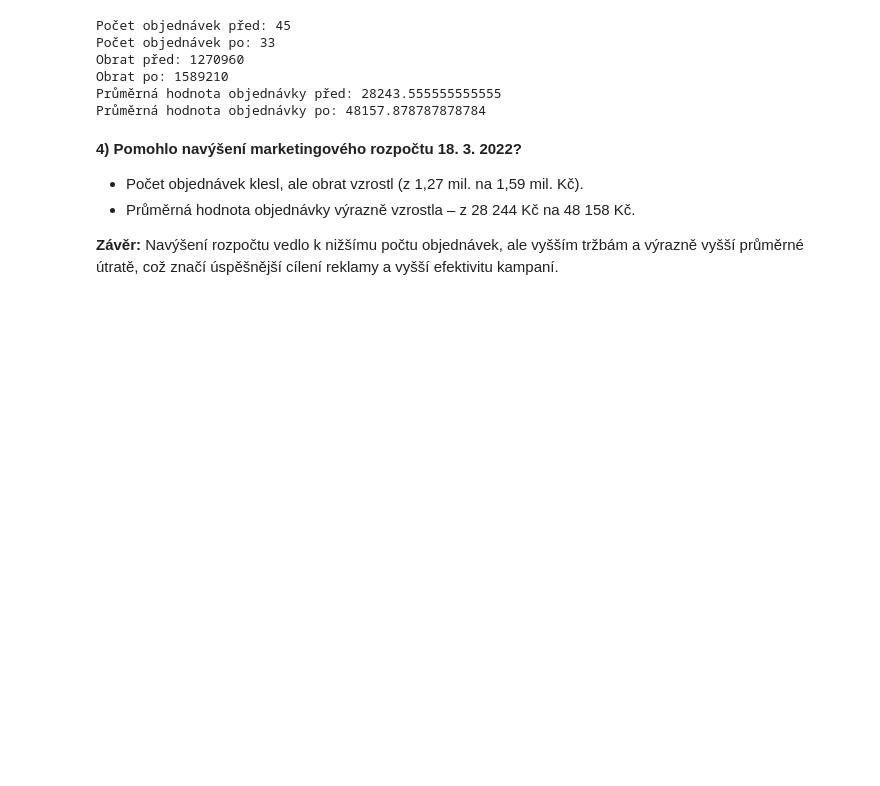
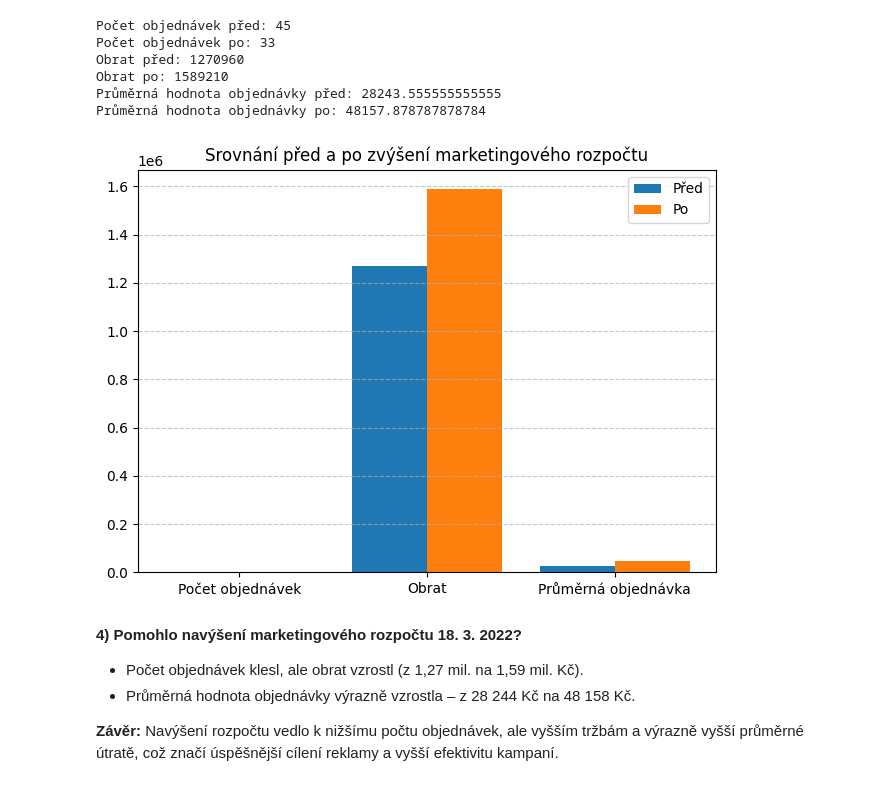
Before and after one commit to sandracumic/Test-Cross-Masters-s.r.o., a Jupyter notebook: Test_Cross_Masters_s_r_o_.ipynb, the cells around one changed output. Drawn from its saved outputs; the diff is of its cells as text; code cells hidden in the pictures; blank space fills up the shorter version.

```diff
--- a/Test_Cross_Masters_s_r_o_.ipynb
+++ b/Test_Cross_Masters_s_r_o_.ipynb
@@ -134,6 +144,22 @@ Obrat před: 1270960
 Obrat po: 1589210
 Průměrná hodnota objednávky před: 28243.555555555555
 Průměrná hodnota objednávky po: 48157.878787878784
+# %%
+labels = ['Počet objednávek', 'Obrat', 'Průměrná objednávka']
+before = [pred["Transaction ID"].nunique(), pred["Obrat"].sum(), pred.groupby("Transaction ID")["Obrat"].sum().mean()]
+after = [po["Transaction ID"].nunique(), po["Obrat"].sum(), po.groupby("Transaction ID")["Obrat"].sum().mean()]
+
+x = range(len(labels))
+plt.bar(x, before, width=0.4, label='Před', align='center')
+plt.bar([p + 0.4 for p in x], after, width=0.4, label='Po', align='center')
+plt.xticks([p + 0.2 for p in x], labels)
+plt.title("Srovnání před a po zvýšení marketingového rozpočtu")
+plt.legend()
+plt.grid(axis='y', linestyle='--', alpha=0.7)
+plt.tight_layout()
+plt.show()
+# %% [output]
+[figure, added]
 # %% [markdown]
 **4) Pomohlo navýšení marketingového rozpočtu 18. 3. 2022?**
 
```
Also changed, not shown: parts of 3 cells of this notebook.
